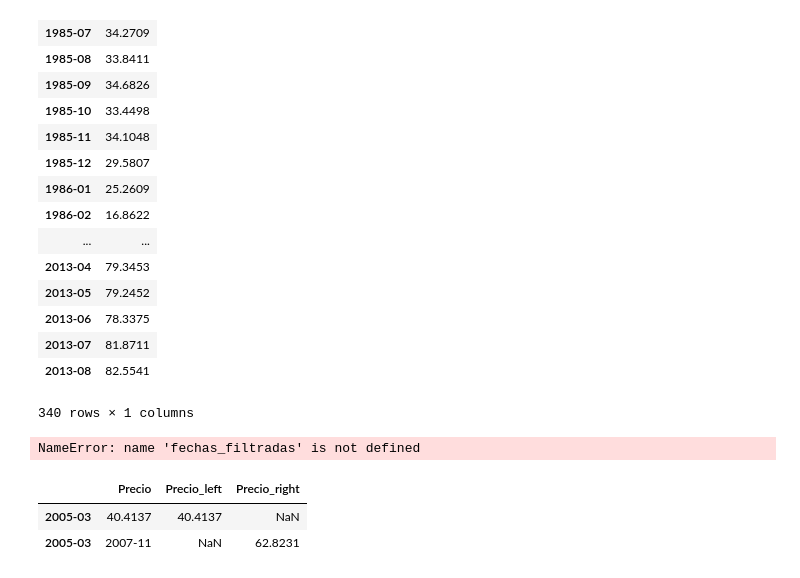
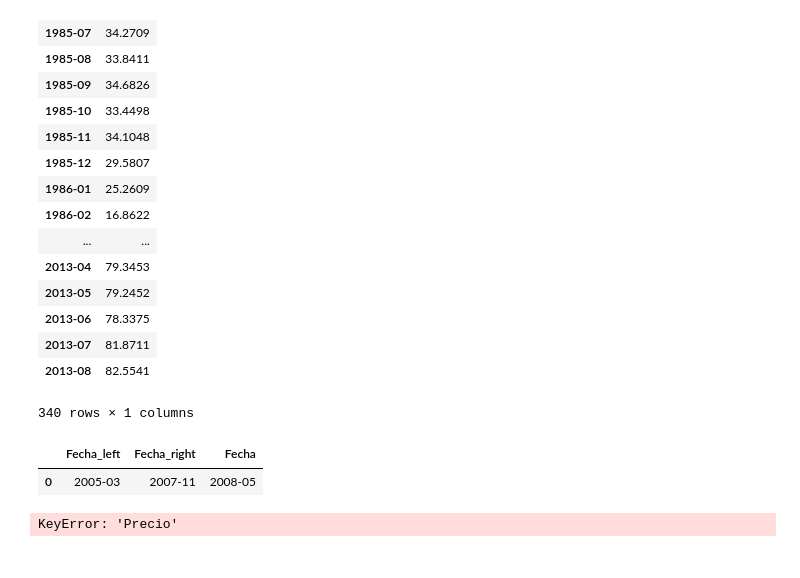
Before and after one commit to rdaton/dataPython, a Jupyter notebook: pizarra6.ipynb, the cells around one changed output. Cells and saved outputs as stored; diff of their text form; code cells hidden in the pictures.

```diff
--- a/pizarra6.ipynb
+++ b/pizarra6.ipynb
@@ -63,22 +63,22 @@ datos
 # %%
 def primerNprecio(unFrame,n):
     mascaraN=(unFrame.Precio>n)
-    fechas_filtrados= {'Fecha': datos[mascaraN].iloc[:1].index.values}
+    fechas_filtradas= {'Fecha': datos[mascaraN].iloc[:1].index.values}
     return pd.DataFrame(fechas_filtradas)
 
 frame1=primerNprecio(datos,40)
 frame2=primerNprecio(datos,60)
 frame3=primerNprecio(datos,80)
 
-frame1
+
+frame1.join(frame2, lsuffix='_left', rsuffix='_right').join(frame3, lsuffix='_left', rsuffix='_right')
 # %% [output]
-NameError: name 'fechas_filtradas' is not defined
+|  | Fecha_left | Fecha_right | Fecha |
+| 0 | 2005-03 | 2007-11 | 2008-05 |
 # %%
 pd.DataFrame?
 # %%
 
 frame1.join(frame2,on='Precio', how='outer', lsuffix='_left', rsuffix='_right')
 # %% [output]
-|  | Precio | Precio_left | Precio_right |
-| 2005-03 | 40.4137 | 40.4137 | NaN |
-| 2005-03 | 2007-11 | NaN | 62.8231 |
+KeyError: 'Precio'
```
Also changed, not shown: parts of 2 cells of this notebook, 2 other files.
